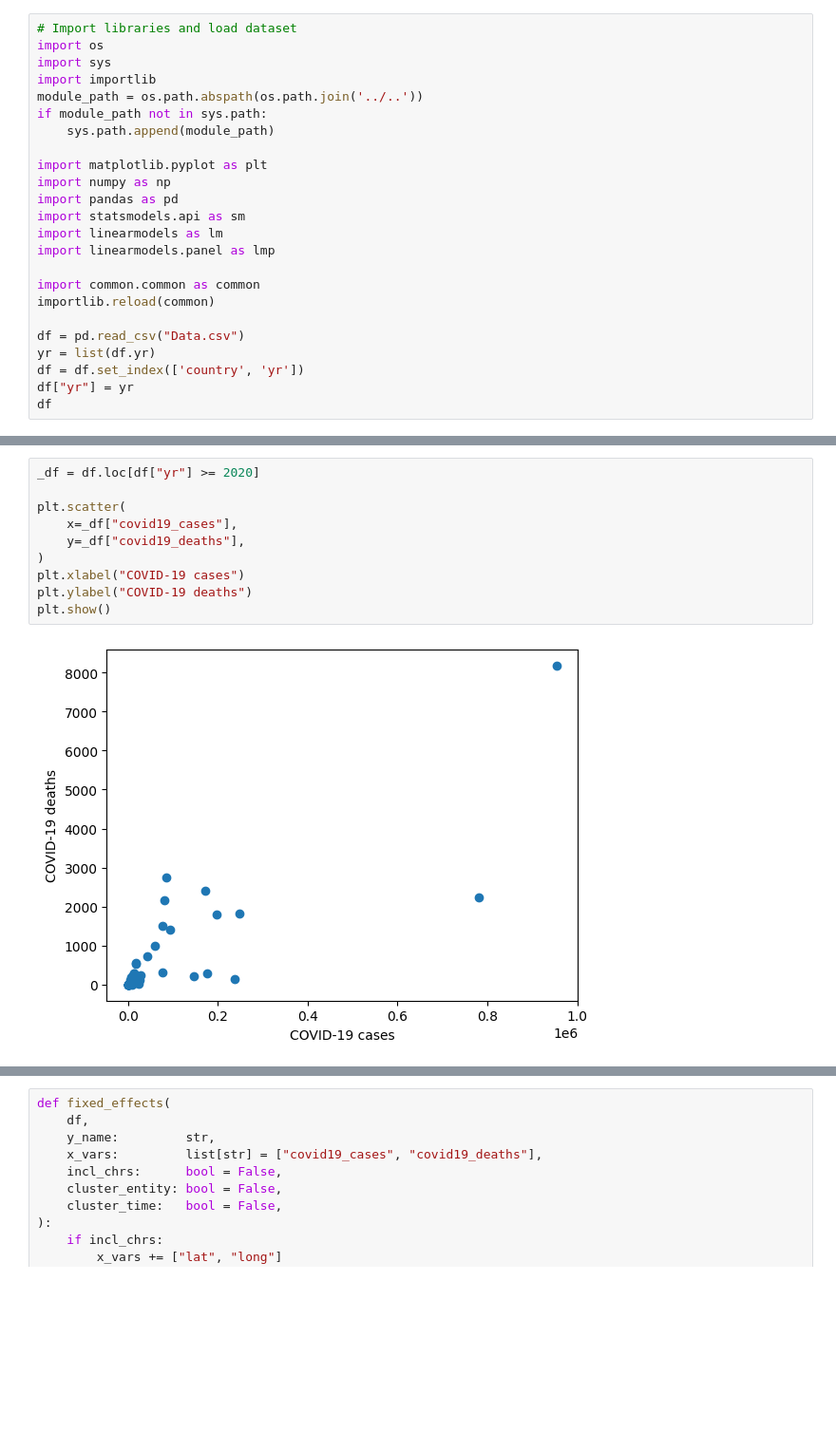
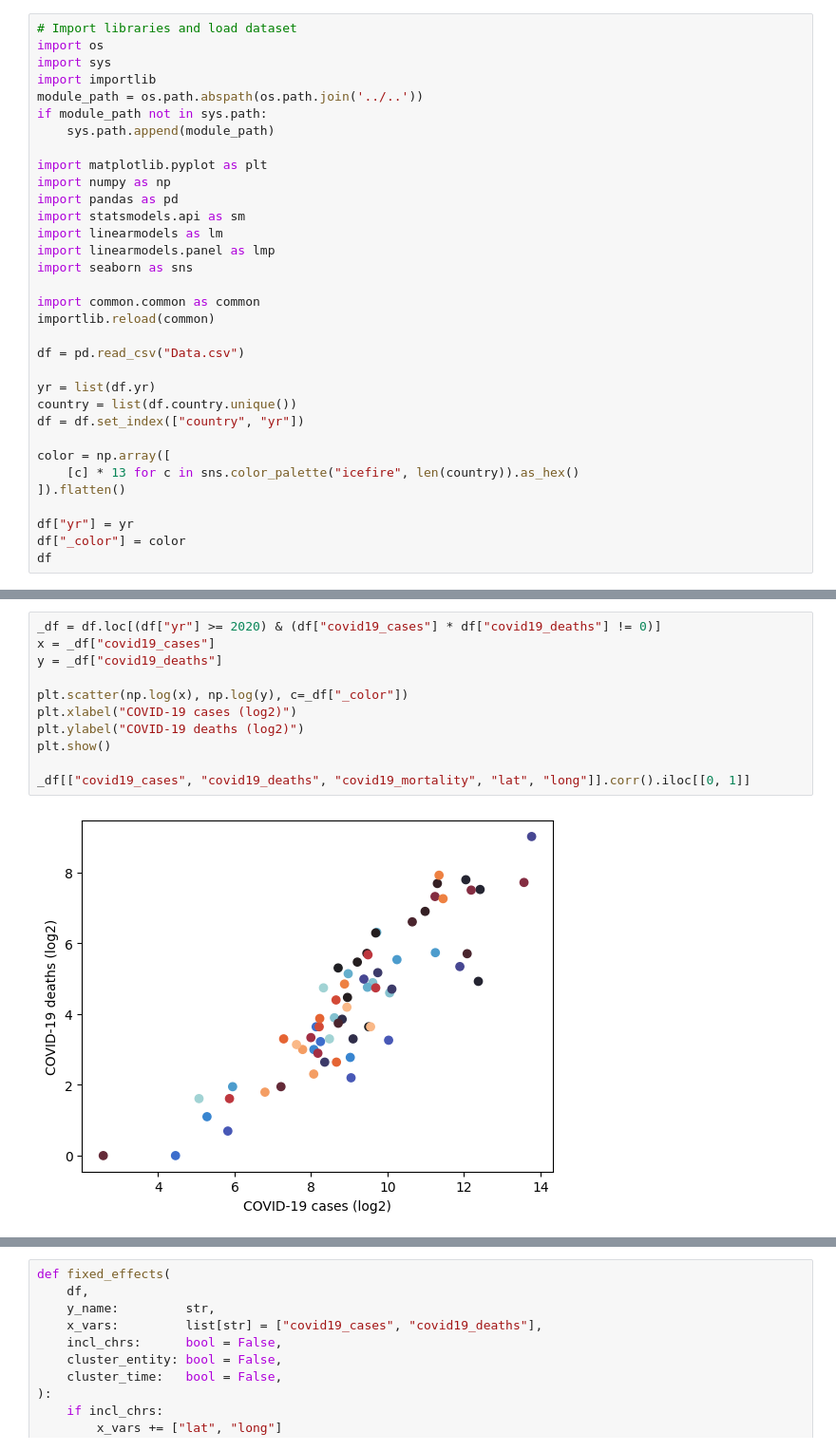
Before and after one commit to andreiui/csec491, a Jupyter notebook: code/analysis/_CARIBBEAN/main.ipynb, the cells around one changed output, grey strips where cells are left out. Shown at 95% size. Saved outputs shown, nothing was run; the diff lists cells and outputs as text; blank space fills up the shorter version.

```diff
--- a/code/analysis/_CARIBBEAN/main.ipynb
+++ b/code/analysis/_CARIBBEAN/main.ipynb
@@ -13,14 +13,23 @@ import pandas as pd
 import statsmodels.api as sm
 import linearmodels as lm
 import linearmodels.panel as lmp
+import seaborn as sns
 
 import common.common as common
 importlib.reload(common)
 
 df = pd.read_csv("Data.csv")
+
 yr = list(df.yr)
-df = df.set_index(['country', 'yr'])
+country = list(df.country.unique())
+df = df.set_index(["country", "yr"])
+
+color = np.array([
+    [c] * 13 for c in sns.color_palette("icefire", len(country)).as_hex()
+]).flatten()
+
 df["yr"] = yr
+df["_color"] = color
 df
 # %% [output]
 |  |  | lat | long | inbtou_volume | inbtou_volume_ov | inbtou_volume_sd | inbtou_volume_air | ... |
@@ -40,12 +65,13 @@ df
 # %%
-_df = df.loc[df["yr"] >= 2020]
+_df = df.loc[(df["yr"] >= 2020) & (df["covid19_cases"] * df["covid19_deaths"] != 0)]
+x = _df["covid19_cases"]
+y = _df["covid19_deaths"]
 
-plt.scatter(
-    x=_df["covid19_cases"],
-    y=_df["covid19_deaths"],
-)
-plt.xlabel("COVID-19 cases")
-plt.ylabel("COVID-19 deaths")
+plt.scatter(np.log(x), np.log(y), c=_df["_color"])
+plt.xlabel("COVID-19 cases (log2)")
+plt.ylabel("COVID-19 deaths (log2)")
 plt.show()
+
+_df[["covid19_cases", "covid19_deaths", "covid19_mortality", "lat", "long"]].corr().iloc[[0, 1]]
 # %% [output]
-[figure, old version]
+[figure, new version]
```
Also changed, not shown: parts of 5 cells of this notebook.
